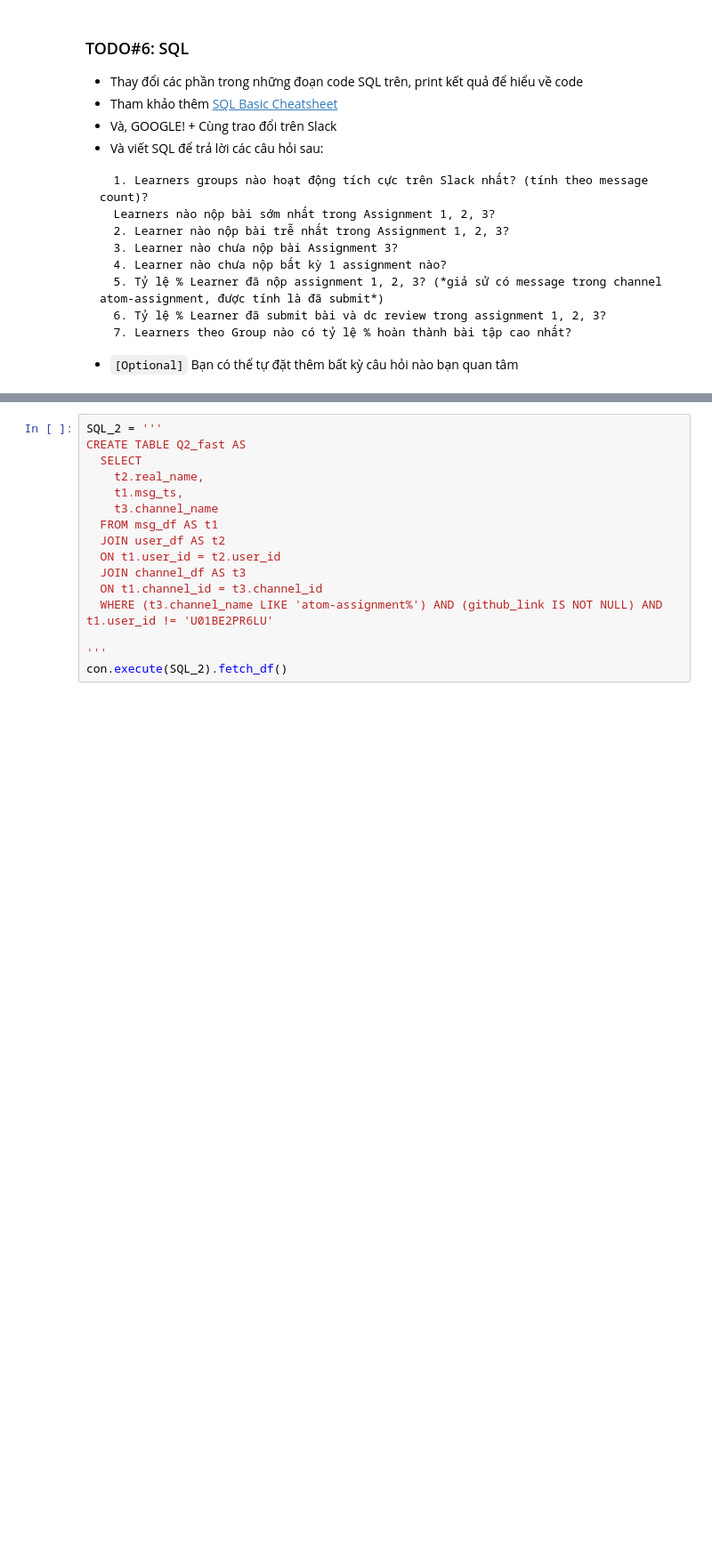
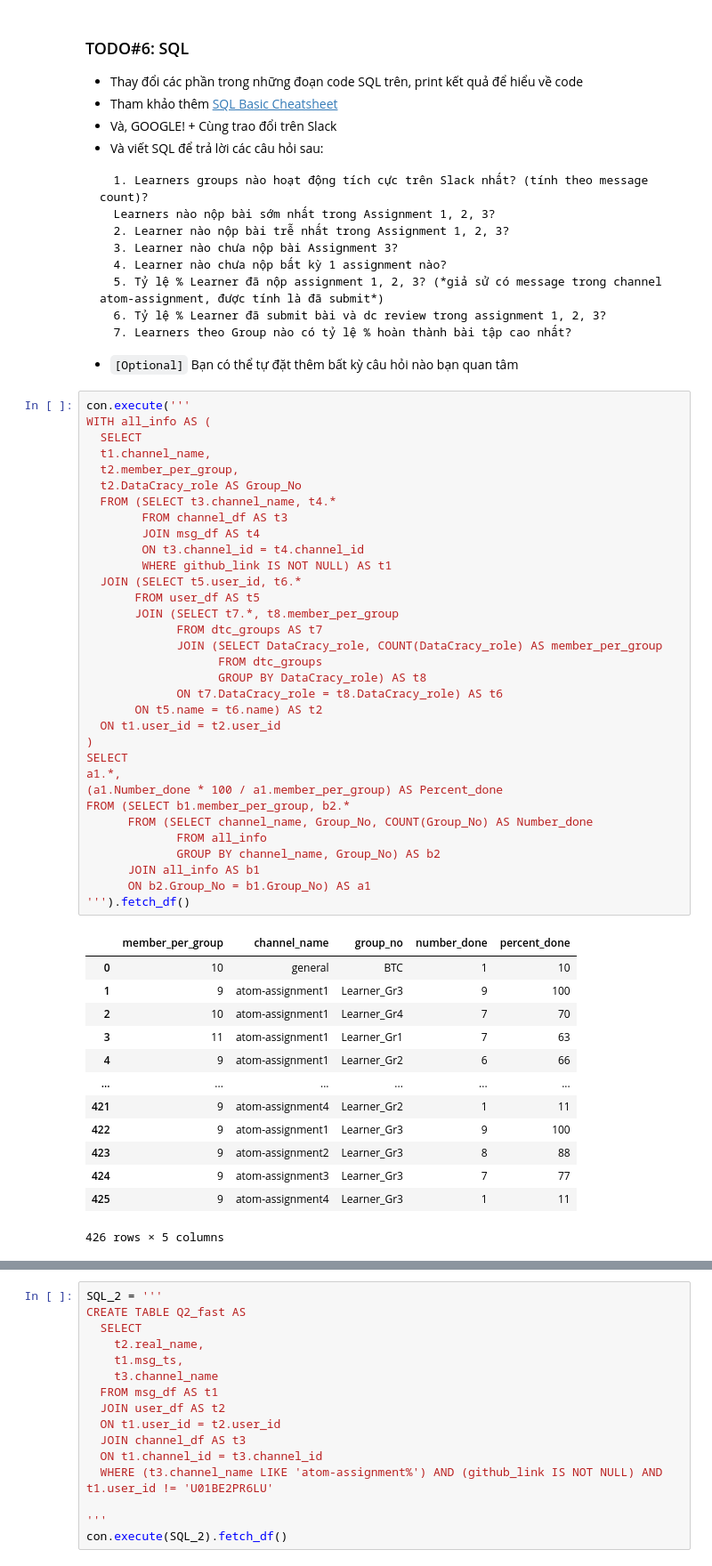
Before and after one commit to Ha-Huynh-Anh/atom-assignments, a Jupyter notebook: assignment_4/home_assignment_4.ipynb, the cells around one changed output, grey strips where cells are left out. Shown: that part at 89% size. Drawn from its saved outputs; the diff is of its cells as text; blank space fills up the shorter version.

````diff
--- a/assignment_4/home_assignment_4.ipynb
+++ b/assignment_4/home_assignment_4.ipynb
@@ -746,3 +746,50 @@ con.execute(SQL).fetch_df()
   7. Learners theo Group nào có tỷ lệ % hoàn thành bài tập cao nhất?
 ```
 * `[Optional]` Bạn có thể tự đặt thêm bất kỳ câu hỏi nào bạn quan tâm
+# %%
+con.execute('''
+WITH all_info AS (
+  SELECT
+  t1.channel_name,
+  t2.member_per_group,
+  t2.DataCracy_role AS Group_No
+  FROM (SELECT t3.channel_name, t4.*
+        FROM channel_df AS t3
+        JOIN msg_df AS t4
+        ON t3.channel_id = t4.channel_id
+        WHERE github_link IS NOT NULL) AS t1
+  JOIN (SELECT t5.user_id, t6.*
+       FROM user_df AS t5
+       JOIN (SELECT t7.*, t8.member_per_group
+             FROM dtc_groups AS t7
+             JOIN (SELECT DataCracy_role, COUNT(DataCracy_role) AS member_per_group
+                   FROM dtc_groups
+                   GROUP BY DataCracy_role) AS t8
+             ON t7.DataCracy_role = t8.DataCracy_role) AS t6
+       ON t5.name = t6.name) AS t2
+  ON t1.user_id = t2.user_id
+)
+SELECT
+a1.*,
+(a1.Number_done * 100 / a1.member_per_group) AS Percent_done
+FROM (SELECT b1.member_per_group, b2.*
+      FROM (SELECT channel_name, Group_No, COUNT(Group_No) AS Number_done
+             FROM all_info
+             GROUP BY channel_name, Group_No) AS b2
+      JOIN all_info AS b1
+      ON b2.Group_No = b1.Group_No) AS a1
+''').fetch_df()
+# %% [output]
+|  | member_per_group | channel_name | group_no | number_done | percent_done |
+| 0 | 10 | general | BTC | 1 | 10 |
+| 1 | 9 | atom-assignment1 | Learner_Gr3 | 9 | 100 |
+| 2 | 10 | atom-assignment1 | Learner_Gr4 | 7 | 70 |
+| 3 | 11 | atom-assignment1 | Learner_Gr1 | 7 | 63 |
+| 4 | 9 | atom-assignment1 | Learner_Gr2 | 6 | 66 |
+| ... | ... | ... | ... | ... | ... |
+| 421 | 9 | atom-assignment4 | Learner_Gr2 | 1 | 11 |
+| 422 | 9 | atom-assignment1 | Learner_Gr3 | 9 | 100 |
+| 423 | 9 | atom-assignment2 | Learner_Gr3 | 8 | 88 |
+| 424 | 9 | atom-assignment3 | Learner_Gr3 | 7 | 77 |
+| 425 | 9 | atom-assignment4 | Learner_Gr3 | 1 | 11 |
+426 rows × 5 columns
````
Also changed, not shown: parts of 3 cells of this notebook.
